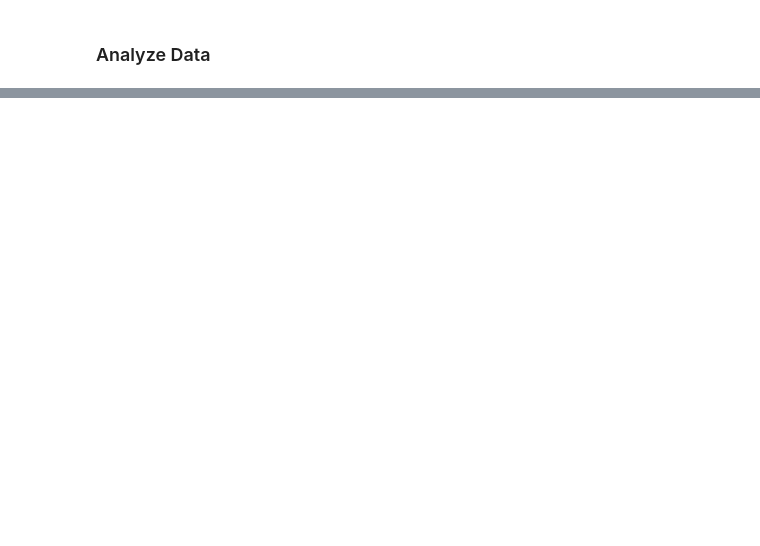
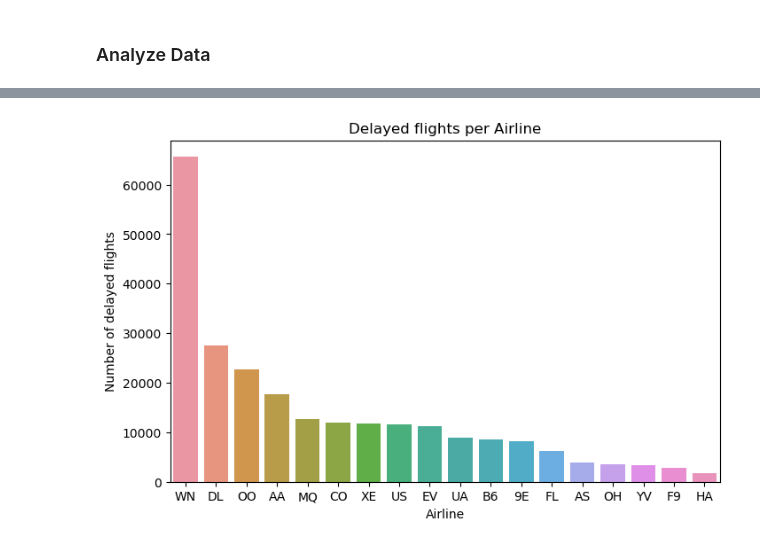
Before and after one commit to maurimc50/airline-delays, a Jupyter notebook: delays.ipynb, the cells around one changed output, grey strips where cells are left out. Saved outputs shown, nothing was run; the diff lists cells and outputs as text; code cells hidden in the pictures; blank space fills up the shorter version.

```diff
--- a/delays.ipynb
+++ b/delays.ipynb
@@ -125,0 +145,8 @@ delays_df.describe()
+# %%
+# calculate the number of Delayed flights per Airline
+delays_by_airline = delays_df.groupby('Airline')['Delayed'].sum()
+
+# organize the data in descending order
+delays_by_airline = delays_by_airline.sort_values(ascending=False)
+
+print(delays_by_airline)
@@ -125,0 +174,10 @@ delays_df.describe()
+# %%
+# plot delayed flights per airline
+plt.figure(figsize=(8, 5))
+sns.barplot(x=delays_by_airline.index, y=delays_by_airline.values)
+plt.title('Delayed flights per Airline')
+plt.xlabel('Airline')
+plt.ylabel('Number of delayed flights')
+plt.show()
+# %% [output]
+[figure, added]
```
Also changed, not shown: parts of 18 cells of this notebook.
